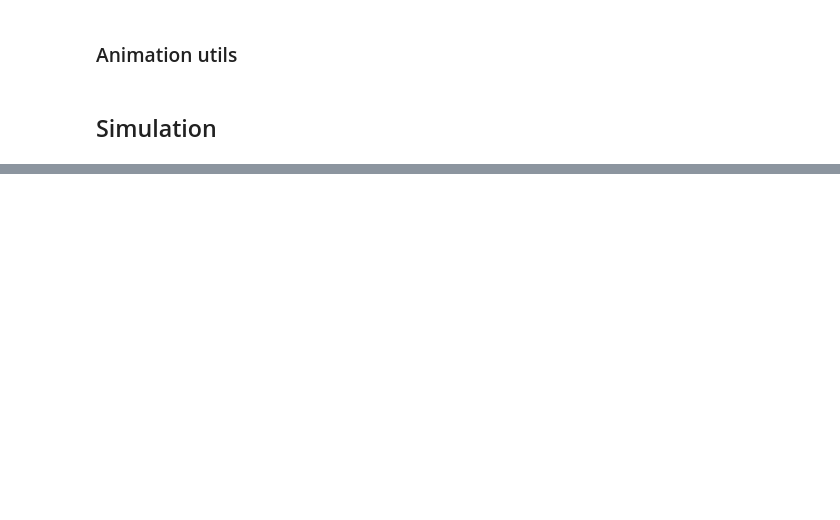
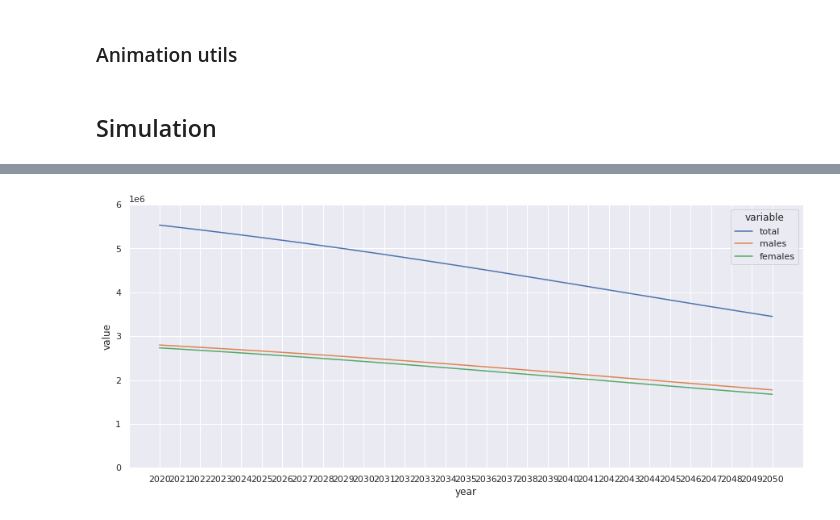
Before and after one commit to skupsala/population-simulation, a Jupyter notebook: notebooks/simulation.ipynb, the cells around one changed output, grey strips where cells are left out. Saved outputs shown, nothing was run; the diff lists cells and outputs as text; code cells hidden in the pictures; blank space fills up the shorter version.

```diff
--- a/notebooks/simulation.ipynb
+++ b/notebooks/simulation.ipynb
@@ -287,3 +305,21 @@ animate_gif([f'age_by_sex_distribution_{year}.png' for year in range(2020, TARGE
 ### Results of the simulation
 
 ![Animated age by sex over simulations](../images/age_by_sex_distribution_animation.gif)
+# %%
+def plot_population_development(results):
+    data = results['population_development']
+    # TODO this is global I guess? If so move elsewhere
+    sns.set(rc={'figure.figsize':(15, 6)})
+    years = list(data.keys())
+    totals = [data[year]['total'] for year in data]
+    males = [data[year]['males'] for year in data]
+    females = [data[year]['females'] for year in data]
+    plot_df = pd.DataFrame({'year': years, 'total': totals, 'males': males, 'females': females})
+    g = sns.lineplot(data=pd.melt(plot_df, ['year']), x='year', y='value', hue='variable')
+    plt.xticks(years)
+    plt.ylim(0, 6e6)
+
+
+plot_population_development(results)
+# %% [output]
+[figure, added]
```
Also changed, not shown: parts of 7 cells of this notebook, 1 other file.
